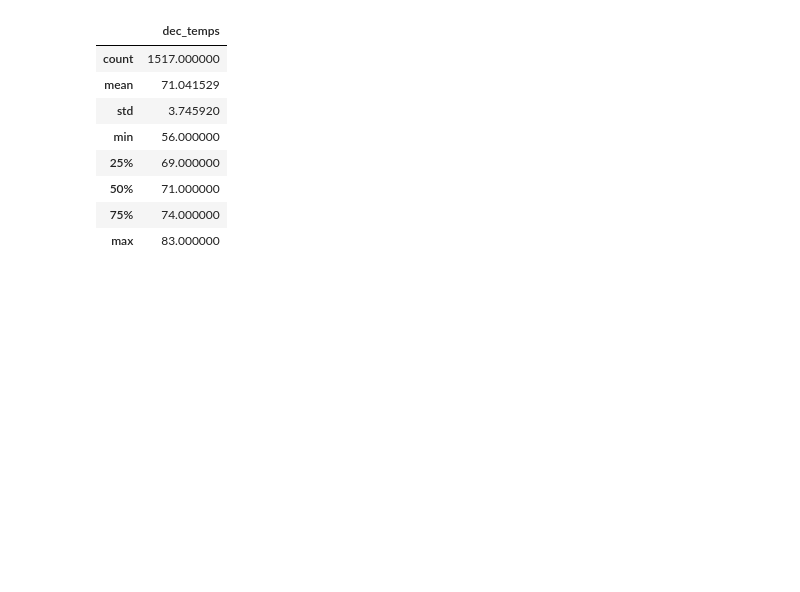
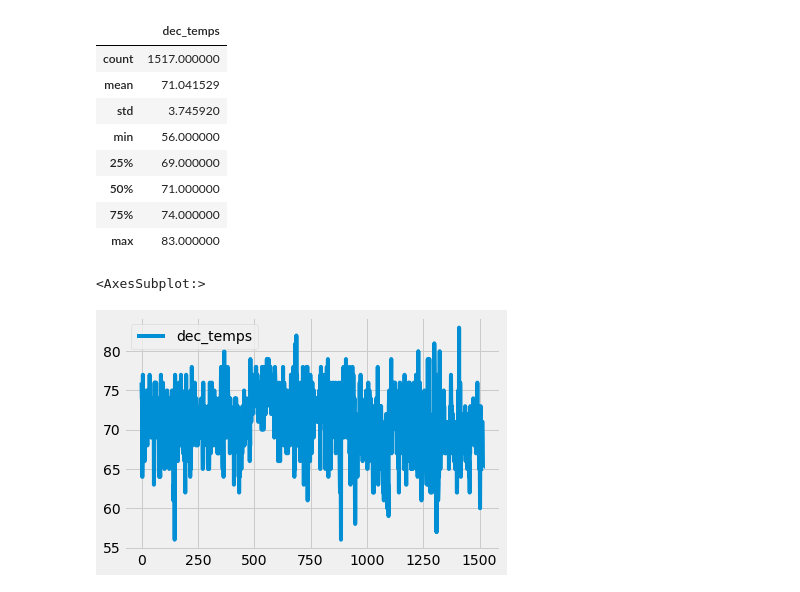
Before and after one commit to DevonG68/Surfs_Up, a Jupyter notebook: SurfsUp_Challenge.ipynb, the cells around one changed output. Saved outputs shown, nothing was run; the diff lists cells and outputs as text; code cells hidden in the pictures; blank space fills up the shorter version.

```diff
--- a/SurfsUp_Challenge.ipynb
+++ b/SurfsUp_Challenge.ipynb
@@ -144,3 +156,9 @@ df.describe()
 | 50% | 71.000000 |
 | 75% | 74.000000 |
 | max | 83.000000 |
+# %%
+#use matplotlib to display data in a visual way
+df.plot()
+# %% [output]
+<AxesSubplot:>
+[figure, added]
```
Also changed, not shown: parts of 6 cells of this notebook.
